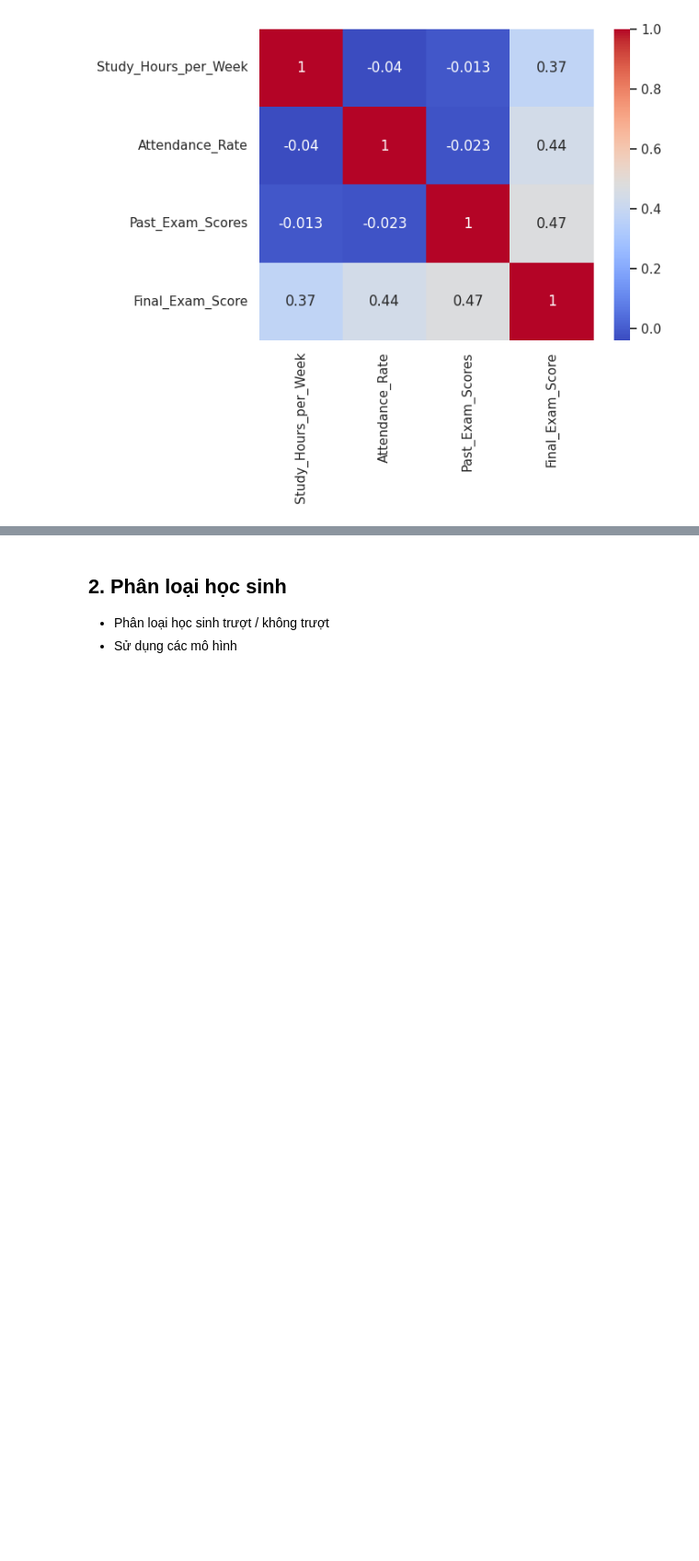
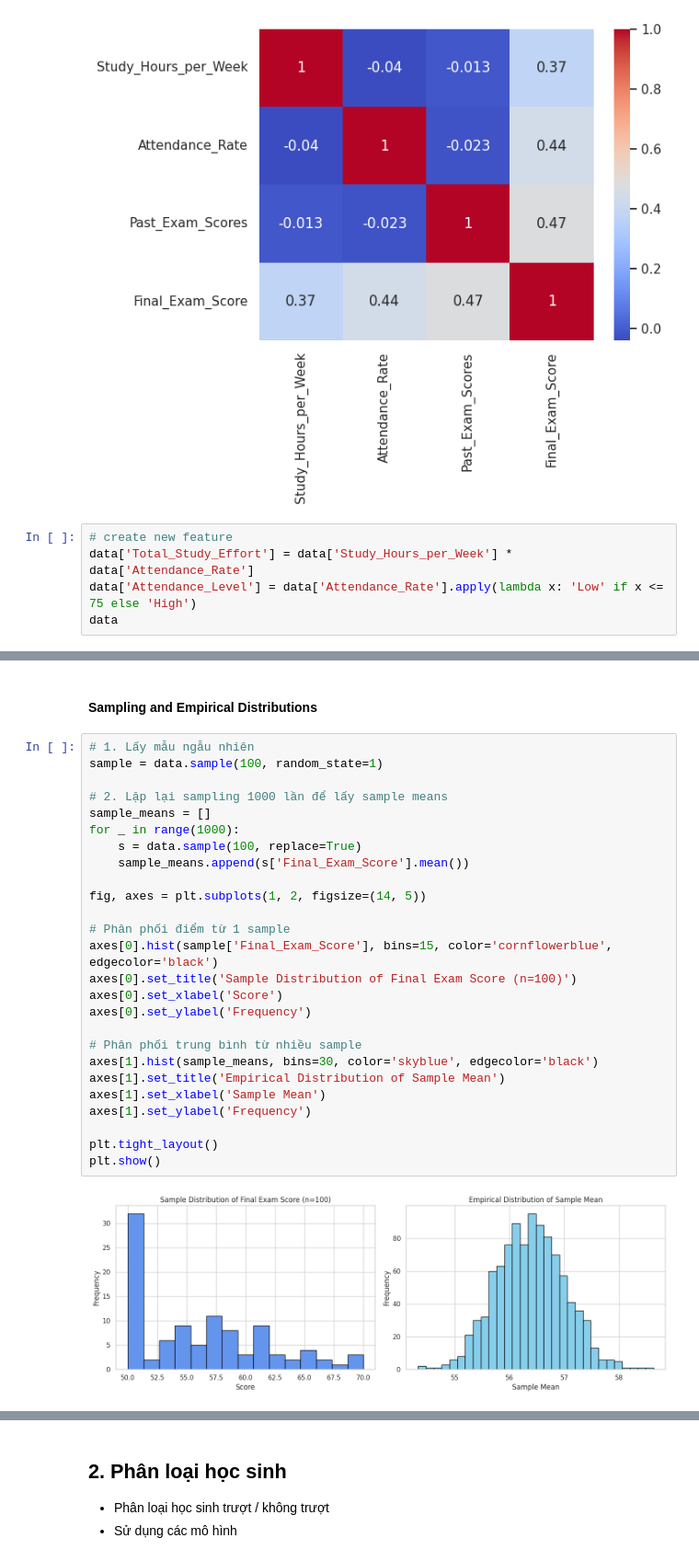
Before and after one commit to Huypham07/Student-performance-prediction, a Jupyter notebook: Student_Performance_Prediction.ipynb, the cells around one changed output, grey strips where cells are left out. Shown at 92% size. Drawn from its saved outputs; the diff is of its cells as text; blank space fills up the shorter version.

```diff
--- a/Student_Performance_Prediction.ipynb
+++ b/Student_Performance_Prediction.ipynb
@@ -268,3 +288,8 @@ sns.heatmap(data[numeric_cols].corr(),annot=True, cmap='coolwarm')
 plt.show()
 # %% [output]
 [figure]
+# %%
+# create new feature
+data['Total_Study_Effort'] = data['Study_Hours_per_Week'] * data['Attendance_Rate']
+data['Attendance_Level'] = data['Attendance_Rate'].apply(lambda x: 'Low' if x <= 75 else 'High')
+data
@@ -270,0 +318,30 @@ plt.show()
+# %% [markdown]
+#### Sampling and Empirical Distributions
+# %%
+# 1. Lấy mẫu ngẫu nhiên
+sample = data.sample(100, random_state=1)
+
+# 2. Lặp lại sampling 1000 lần để lấy sample means
+sample_means = []
+for _ in range(1000):
+    s = data.sample(100, replace=True)
+    sample_means.append(s['Final_Exam_Score'].mean())
+
+fig, axes = plt.subplots(1, 2, figsize=(14, 5))
+
+# Phân phối điểm từ 1 sample
+axes[0].hist(sample['Final_Exam_Score'], bins=15, color='cornflowerblue', edgecolor='black')
+axes[0].set_title('Sample Distribution of Final Exam Score (n=100)')
+axes[0].set_xlabel('Score')
+axes[0].set_ylabel('Frequency')
+
+# Phân phối trung bình từ nhiều sample
+axes[1].hist(sample_means, bins=30, color='skyblue', edgecolor='black')
+axes[1].set_title('Empirical Distribution of Sample Mean')
+axes[1].set_xlabel('Sample Mean')
+axes[1].set_ylabel('Frequency')
+
+plt.tight_layout()
+plt.show()
+# %% [output]
+[figure, added]
```
Also changed, not shown: parts of 29 cells of this notebook.
